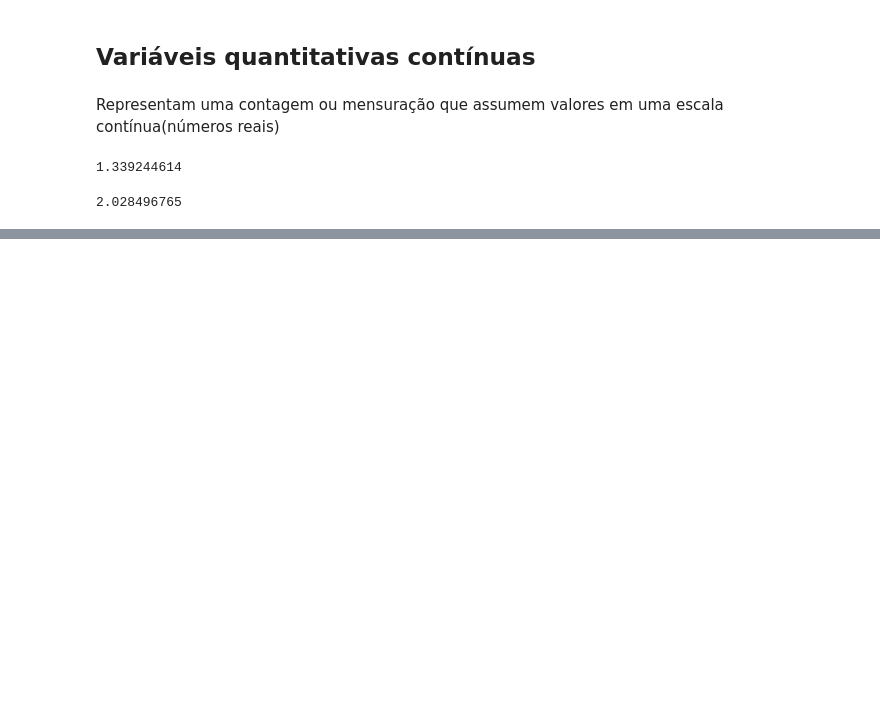
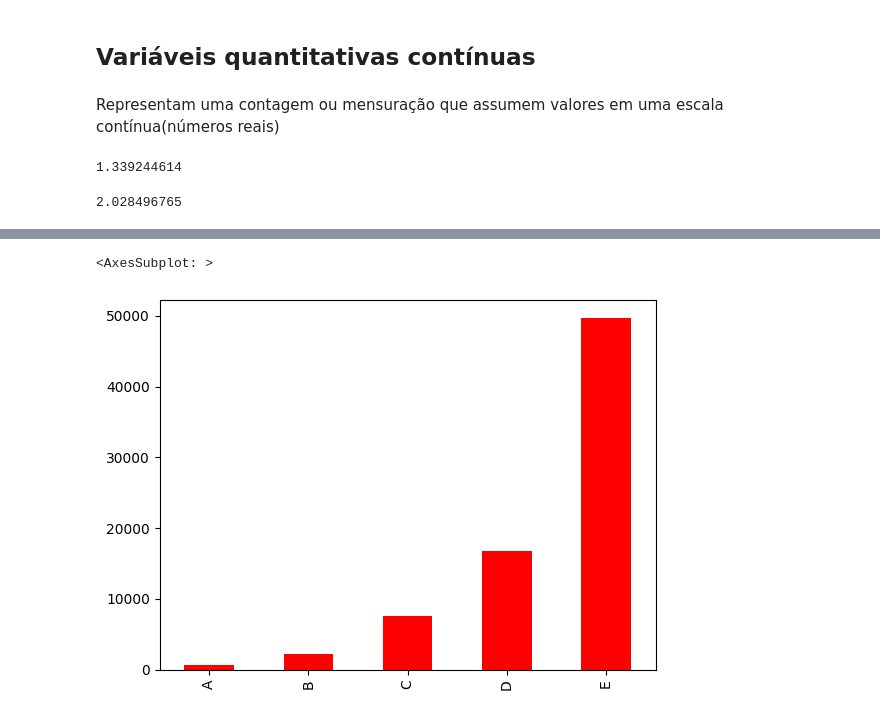
Before and after one commit to Gabriel07201/Alura, a Jupyter notebook: Data Science/Estistica com python_frequencias e medidas/Curso de Estatística/estatistica em python pt1.ipynb, the cells around one changed output, grey strips where cells are left out. Saved outputs shown, nothing was run; the diff lists cells and outputs as text; code cells hidden in the pictures; blank space fills up the shorter version.

```diff
--- a/Data Science/Estistica com python_frequencias e medidas/Curso de Estatística/estatistica em python pt1.ipynb
+++ b/Data Science/Estistica com python_frequencias e medidas/Curso de Estatística/estatistica em python pt1.ipynb
@@ -86,0 +194,3 @@ dados['Altura'].max()
+# %%
+frequencia = pd.value_counts(pd.cut(x=dados['Renda'], bins=classes, labels=labels, include_lowest=True))
+frequencia
@@ -86,0 +204,3 @@ dados['Altura'].max()
+# %%
+percentual = pd.value_counts(pd.cut(x=dados['Renda'], bins=classes, labels=labels, include_lowest=True), normalize=True)*100
+percentual
@@ -86,0 +214,3 @@ dados['Altura'].max()
+# %%
+dist_freq_quantitativas = pd.DataFrame({'Frequência' : frequencia, 'Porcentagem (%)' : percentual})
+dist_freq_quantitativas
@@ -86,0 +224,3 @@ dados['Altura'].max()
+# %%
+dist_freq_quantitativas.sort_index(ascending=False, inplace=True)
+dist_freq_quantitativas
@@ -86,0 +368,5 @@ dados['Altura'].max()
+# %%
+dist_freq_quantitativas['Frequência'].plot.bar(color='red')
+# %% [output]
+<AxesSubplot: >
+[figure, added]
```
Also changed, not shown: parts of 39 cells of this notebook.
